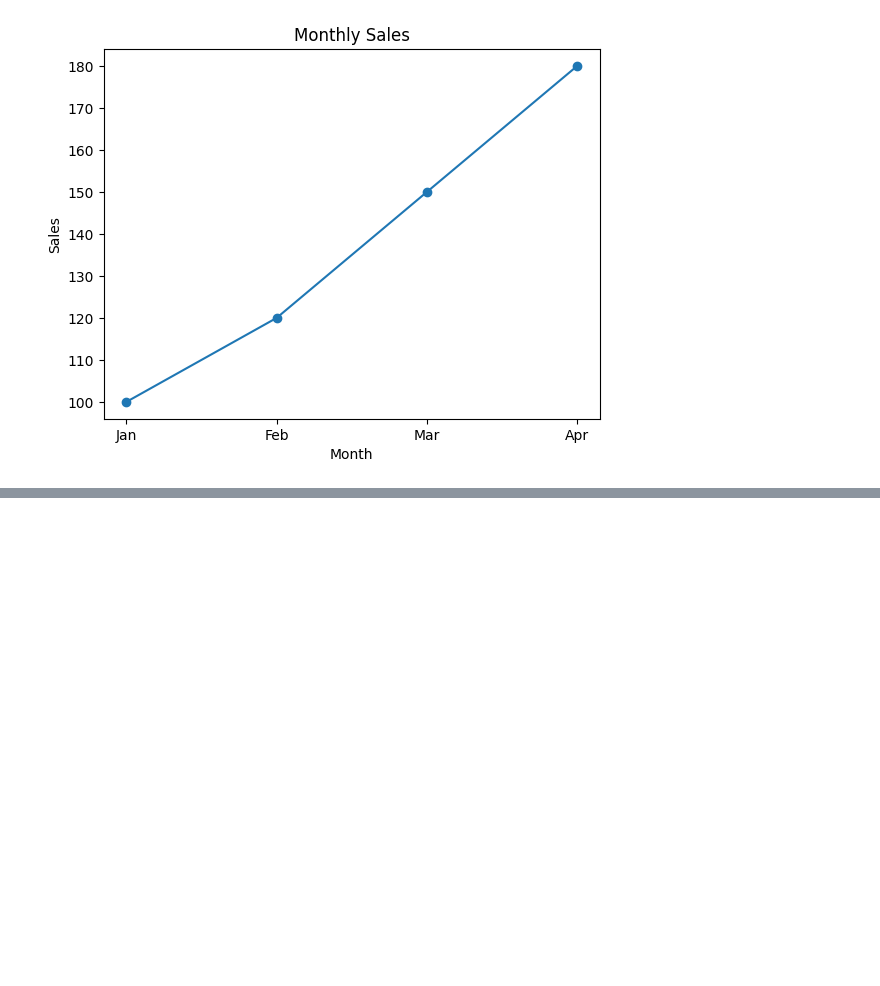
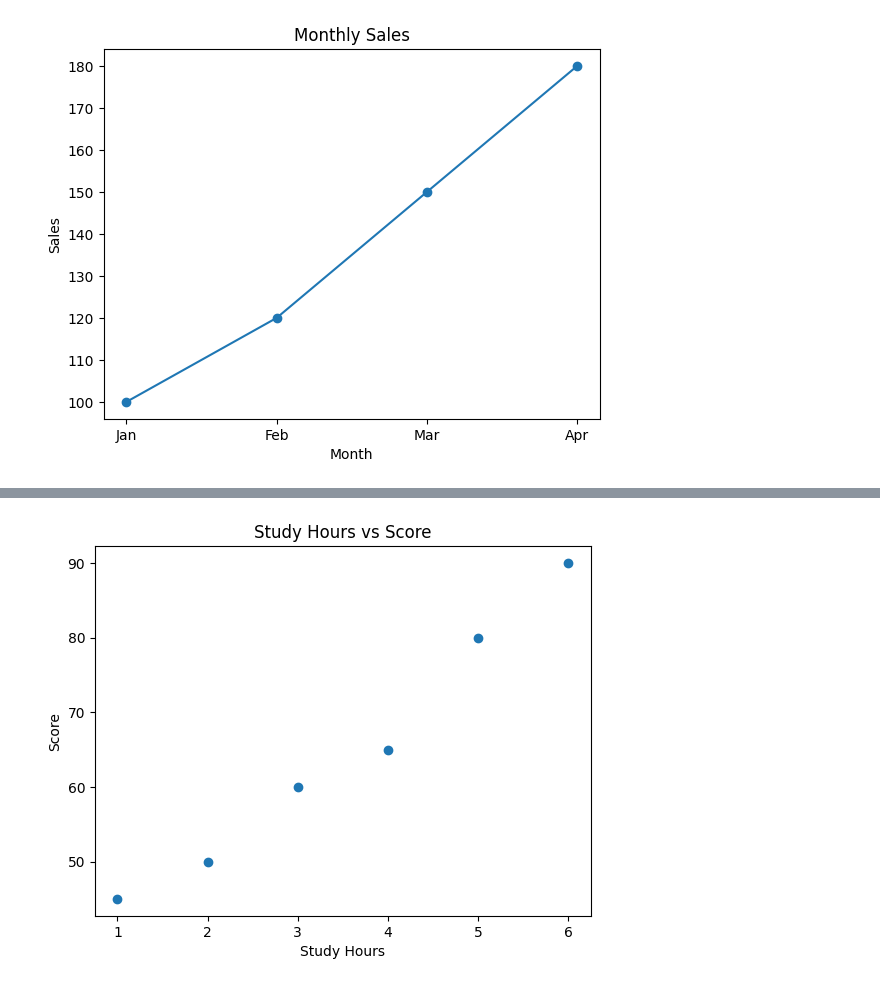
Before and after one commit to Saurav-T/pyside6-app-dev, a Jupyter notebook: day-10/matplot1.ipynb, the cells around one changed output, grey strips where cells are left out. Drawn from its saved outputs; the diff is of its cells as text; code cells hidden in the pictures; blank space fills up the shorter version.

```diff
--- a/day-10/matplot1.ipynb
+++ b/day-10/matplot1.ipynb
@@ -85,0 +104,15 @@ plt.show()
+# %%
+import matplotlib.pyplot as plt
+
+study_hours = [1, 2, 3, 4, 5, 6]
+scores = [45, 50, 60, 65, 80, 90]
+
+plt.scatter(study_hours, scores)
+
+plt.title("Study Hours vs Score")
+plt.xlabel("Study Hours")
+plt.ylabel("Score")
+
+plt.show()
+# %% [output]
+[figure, added]
```
Also changed, not shown: parts of 7 cells of this notebook.
